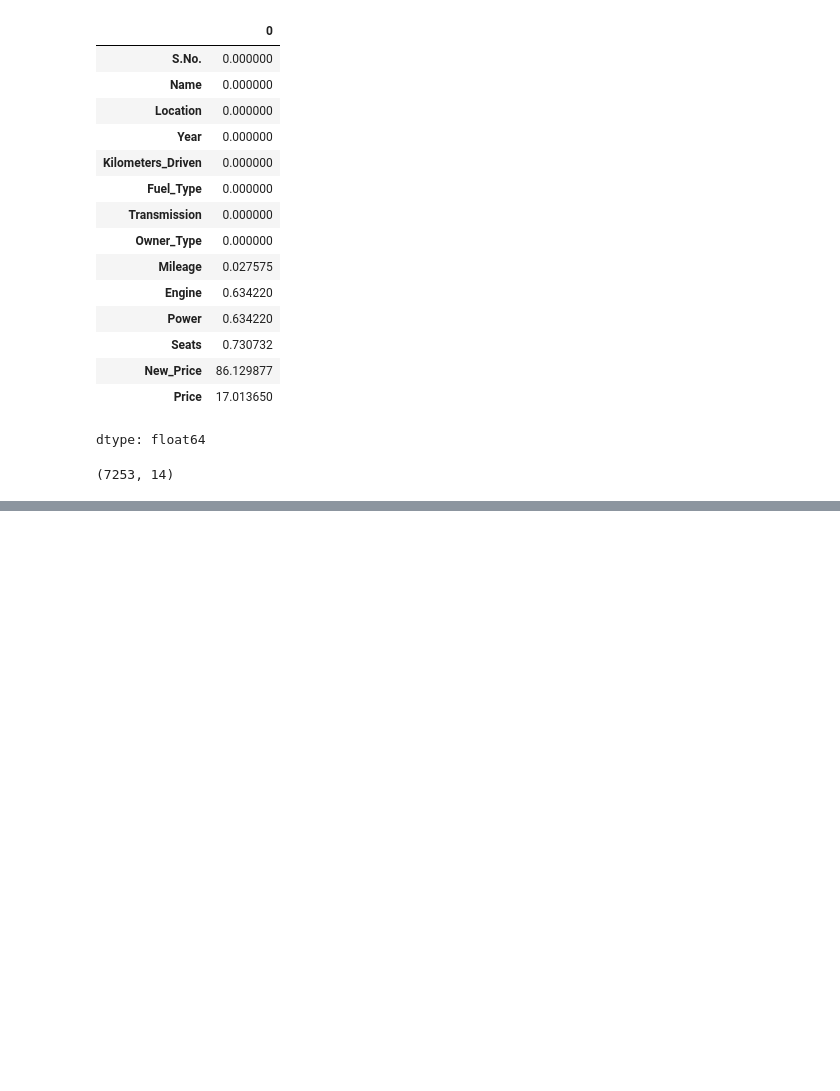
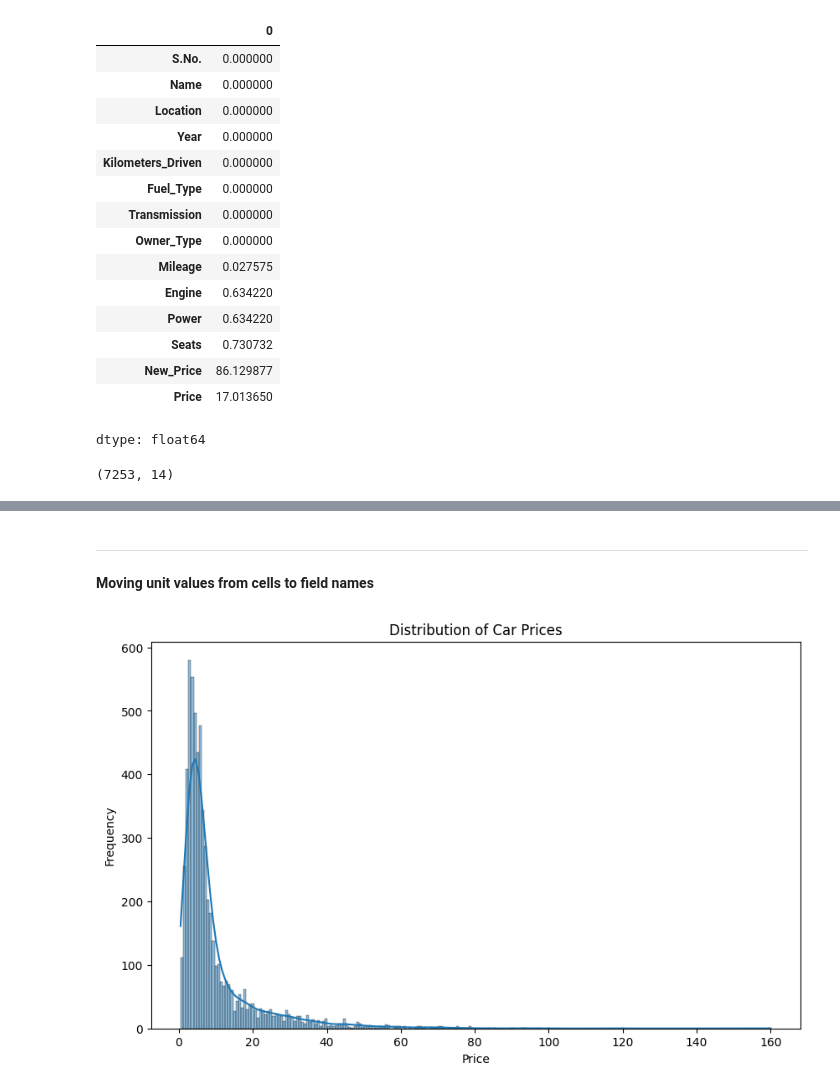
Before and after one commit to safakan/CCTB_repo_safak_atakan_celik, a Jupyter notebook: DEA113/Assignment4/Assignment4_EDA_Kaggle.ipynb, the cells around one changed output, grey strips where cells are left out. Cells and saved outputs as stored; diff of their text form; code cells hidden in the pictures; blank space fills up the shorter version.

```diff
--- a/DEA113/Assignment4/Assignment4_EDA_Kaggle.ipynb
+++ b/DEA113/Assignment4/Assignment4_EDA_Kaggle.ipynb
@@ -110,0 +127,23 @@ cleaning strategy:
+# %% [markdown]
+---
+# %% [markdown]
+**Moving unit values from cells to field names**
+# %%
+# Engine
+data.rename(columns={"Engine": "Engine_CC"}, inplace=True)
+
+## missing values causing trouble here too...
+# %%
+import seaborn as sns
+import matplotlib.pyplot as plt
+
+prices = data["Price"].dropna()
+# Create the visualization
+plt.figure(figsize=(10, 6))
+sns.histplot(prices, kde=True)
+plt.title('Distribution of Car Prices')
+plt.xlabel('Price')
+plt.ylabel('Frequency')
+plt.show()
+# %% [output]
+[figure, added]
```
Also changed, not shown: parts of 11 cells of this notebook.
